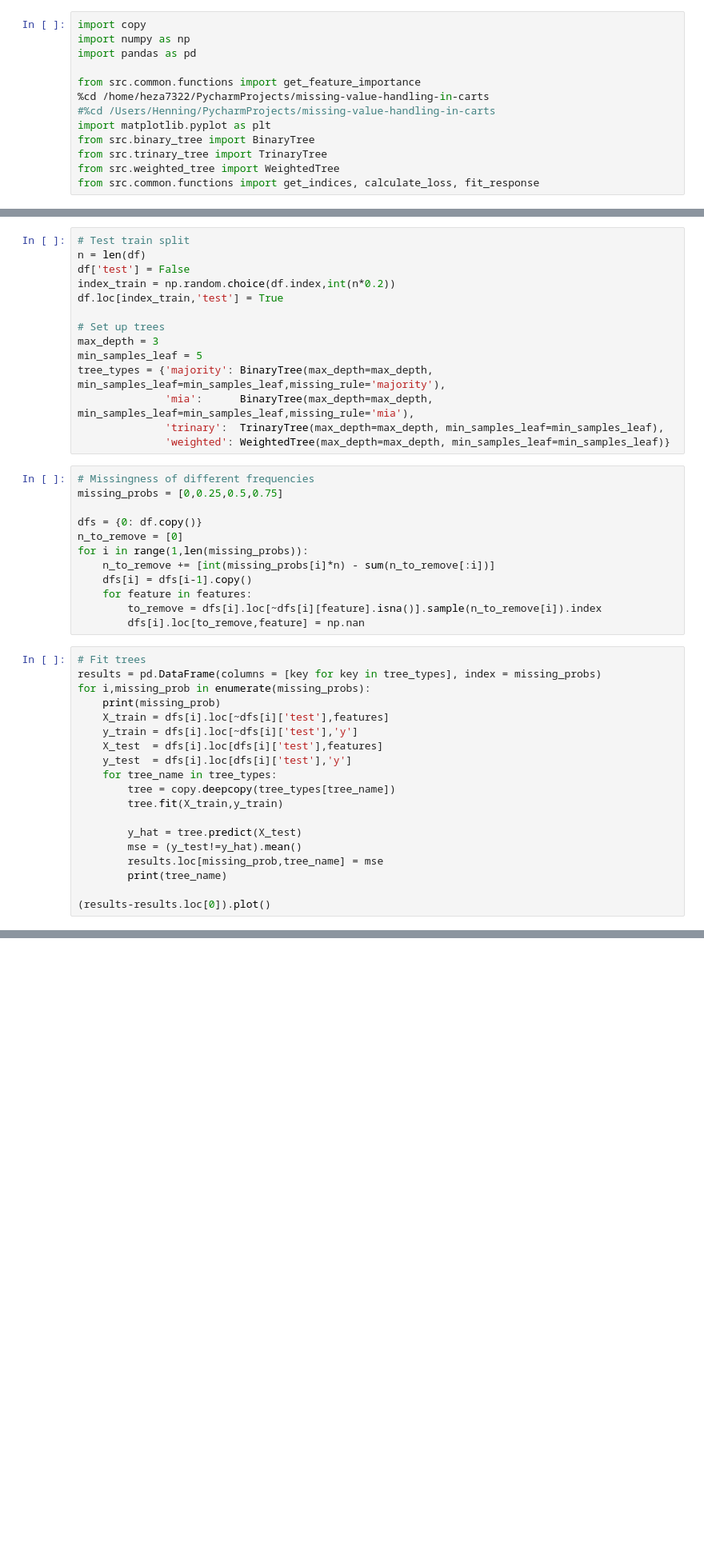
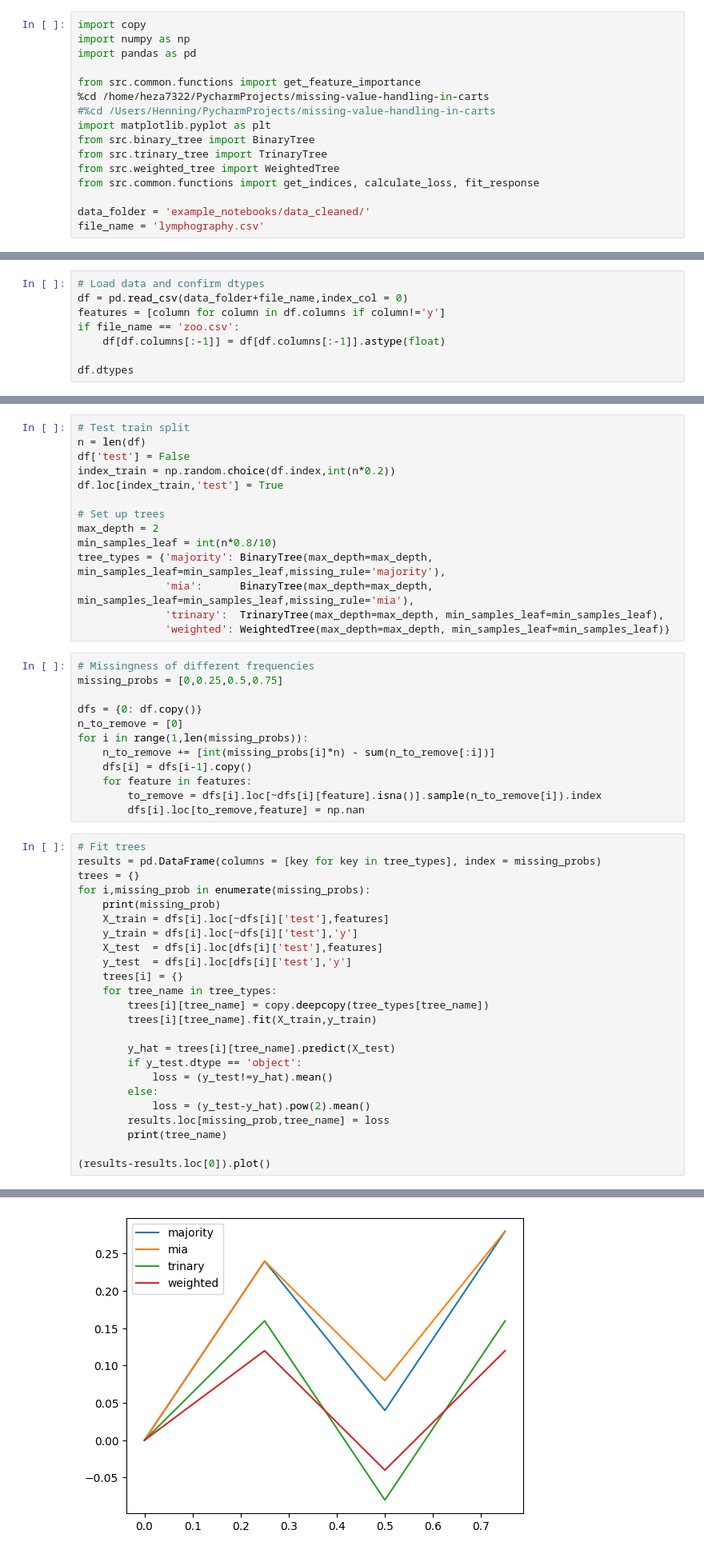
Before and after one commit to henningzakrisson/trinary-tree, a Jupyter notebook: example_notebooks/MCAR_examples_real.ipynb, the cells around one changed output, grey strips where cells are left out. Shown at 80% size. Drawn from its saved outputs; the diff is of its cells as text; blank space fills up the shorter version.

Commit message:
restructure notebooks

```diff
--- a/example_notebooks/MCAR_examples_real.ipynb
+++ b/example_notebooks/MCAR_examples_real.ipynb
@@ -11,5 +11,8 @@ from src.binary_tree import BinaryTree
 from src.trinary_tree import TrinaryTree
 from src.weighted_tree import WeightedTree
 from src.common.functions import get_indices, calculate_loss, fit_response
+
+data_folder = 'example_notebooks/data_cleaned/'
+file_name = 'lymphography.csv'
 # %% [output]
 /home/heza7322/PycharmProjects/missing-value-handling-in-carts
@@ -26,0 +19,8 @@ features = df.drop('y',axis=1).columns
+# %%
+# Load data and confirm dtypes
+df = pd.read_csv(data_folder+file_name,index_col = 0)
+features = [column for column in df.columns if column!='y']
+if file_name == 'zoo.csv':
+    df[df.columns[:-1]] = df[df.columns[:-1]].astype(float)
+
+df.dtypes
@@ -32,8 +53,8 @@ index_train = np.random.choice(df.index,int(n*0.2))
 df.loc[index_train,'test'] = True
 
 # Set up trees
-max_depth = 3
-min_samples_leaf = 5
+max_depth = 2
+min_samples_leaf = int(n*0.8/10)
 tree_types = {'majority': BinaryTree(max_depth=max_depth, min_samples_leaf=min_samples_leaf,missing_rule='majority'),
               'mia':      BinaryTree(max_depth=max_depth, min_samples_leaf=min_samples_leaf,missing_rule='mia'),
               'trinary':  TrinaryTree(max_depth=max_depth, min_samples_leaf=min_samples_leaf),
@@ -53,19 +74,25 @@ for i in range(1,len(missing_probs)):
 # %%
 # Fit trees
 results = pd.DataFrame(columns = [key for key in tree_types], index = missing_probs)
+trees = {}
 for i,missing_prob in enumerate(missing_probs):
     print(missing_prob)
     X_train = dfs[i].loc[~dfs[i]['test'],features]
     y_train = dfs[i].loc[~dfs[i]['test'],'y']
     X_test  = dfs[i].loc[dfs[i]['test'],features]
     y_test  = dfs[i].loc[dfs[i]['test'],'y']
+    trees[i] = {}
     for tree_name in tree_types:
-        tree = copy.deepcopy(tree_types[tree_name])
-        tree.fit(X_train,y_train)
+        trees[i][tree_name] = copy.deepcopy(tree_types[tree_name])
+        trees[i][tree_name].fit(X_train,y_train)
 
-        y_hat = tree.predict(X_test)
-        mse = (y_test!=y_hat).mean()
-        results.loc[missing_prob,tree_name] = mse
+        y_hat = trees[i][tree_name].predict(X_test)
+        if y_test.dtype == 'object':
+            loss = (y_test!=y_hat).mean()
+        else:
+            loss = (y_test-y_hat).pow(2).mean()
+        results.loc[missing_prob,tree_name] = loss
         print(tree_name)
 
 (results-results.loc[0]).plot()
+# %% [output]
@@ -72,2 +120,3 @@ for i,missing_prob in enumerate(missing_probs):
+[figure, added]
 # %%
 # Missingness of different frequencies ONLY in test data
```
Also changed, not shown: parts of 5 cells of this notebook, 13 other files.
